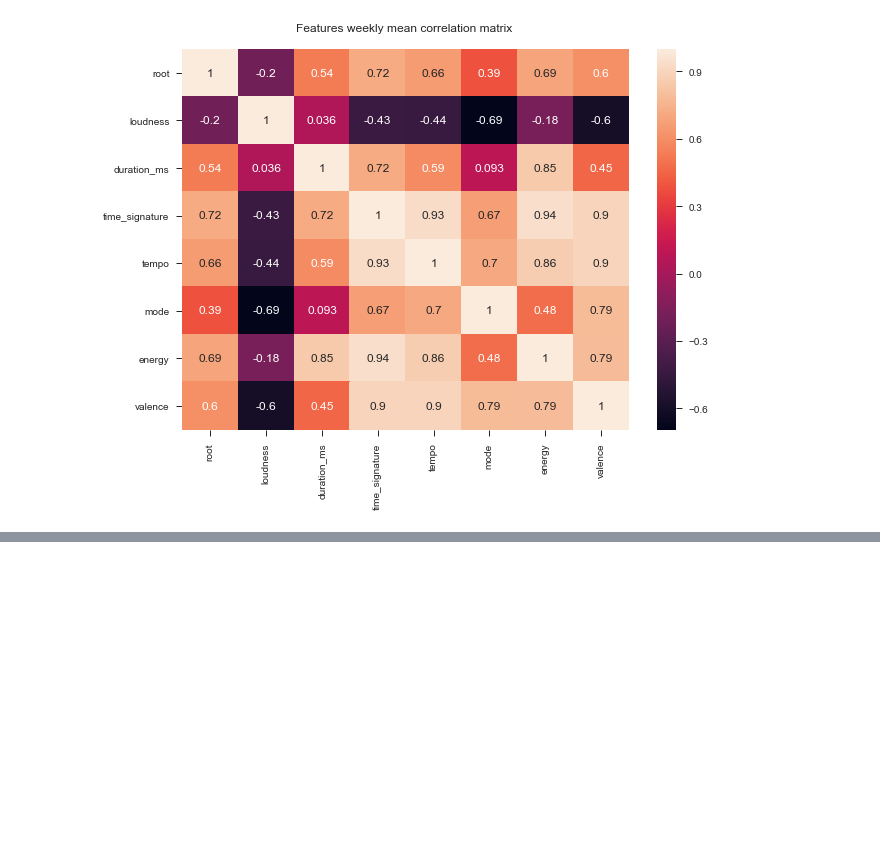
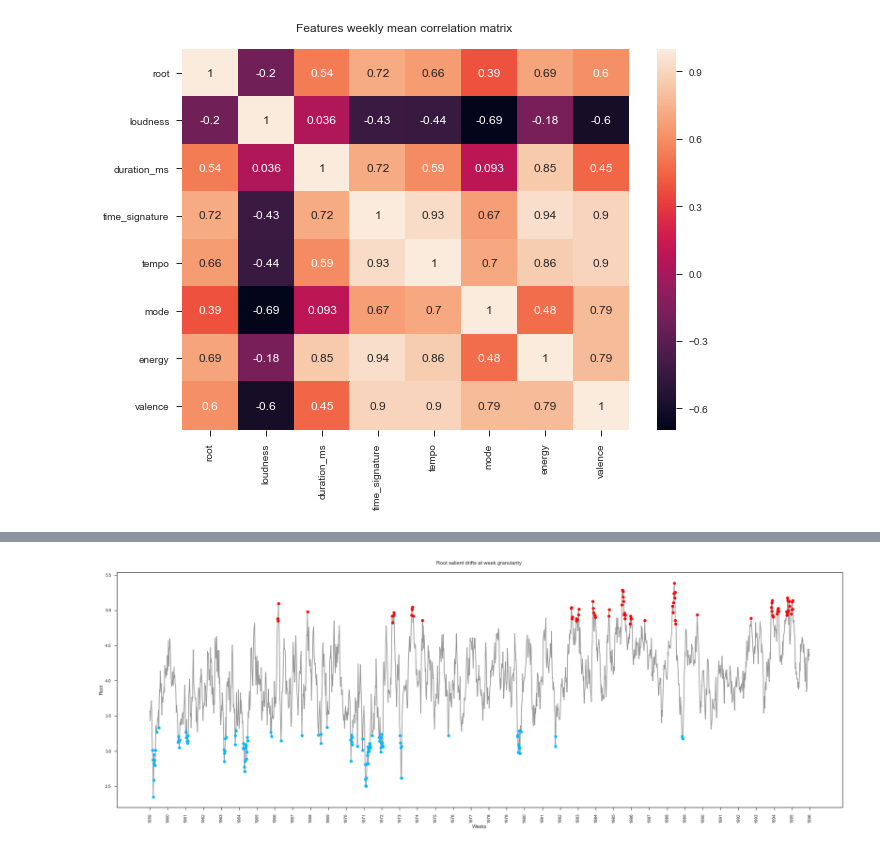
Before and after one commit to VBernasconi/digital_musicology, a Jupyter notebook: Exploratory_analysis.ipynb, the cells around one changed output, grey strips where cells are left out. Cells and saved outputs as stored; diff of their text form; code cells hidden in the pictures; blank space fills up the shorter version.

```diff
--- a/Exploratory_analysis.ipynb
+++ b/Exploratory_analysis.ipynb
@@ -118,8 +119,7 @@ plot_feature_evolution(features, 'valence', color = 'r');
 # %% [output]
 [figure]
 # %%
-trend = {'root': [], 'loudness': [], 'duration_ms': [], 'time_signature': [], 'tempo': [],
-            'mode': [], 'energy': [], 'valence': []}
+trend = empty
 
 for key in trend.keys():
     for i in range(len(weeks)):
@@ -135,0 +152,44 @@ sns.heatmap(df_trend.corr(), annot=True).set_title('Features weekly mean correla
+# %%
+def salient_drift(features, feature, means):
+
+    color = '#989898'
+    lower_bound, mean, upper_bound = compute_bounds(features, feature)
+    salient_low, salient_high = [], []
+    ampl_low, ampl_high = [], []
+
+    for i in range(len(lower_bound)):
+        if lower_bound[i] > means[feature]:
+            salient_high.append(i)
+            ampl_high.append(mean[i])
+
+        if upper_bound[i] < means[feature]:
+            salient_low.append(i)
+            ampl_low.append(mean[i])
+
+    sns.set(rc={'figure.figsize':(30,10)})
+    sns.set_style("ticks")
+
+    years = np.arange(1959, 1997)
+    #plt.fill_between(range(len(mean)), upper_bound, lower_bound, color = color, alpha = .3)
+    plt.plot(mean, color)
+    plt.plot(salient_low, ampl_low, color='#01B9FF', marker='o', linestyle = '')
+    plt.plot(salient_high, ampl_high, color='#FF0101', marker='o', linestyle = '')
+
+    name = feature.replace('_', ' ').capitalize()
+    plt.xticks(np.arange(0, (len(years))*48, 48), years, rotation = 'vertical')
+    plt.xlabel('Weeks')
+    plt.ylabel(name)
+    plt.title(name + ' salient drifts at week granularity \n')
+
+    return plt, salient_low, salient_high
+# %%
+salient_low_list = {'root': [], 'loudness': [], 'duration_ms': [], 'time_signature': [], 'tempo': [],
+         'mode': [], 'energy': [], 'valence': []}
+salient_high_list = {'root': [], 'loudness': [], 'duration_ms': [], 'time_signature': [], 'tempo': [],
+         'mode': [], 'energy': [], 'valence': []}
+# %%
+feature = 'root'
+plt, salient_low_list[feature], salient_high_list[feature] = salient_drift(features, feature, means)
+plt.show;
+# %% [output]
+[figure, added]
```
Also changed, not shown: parts of 17 cells of this notebook.
